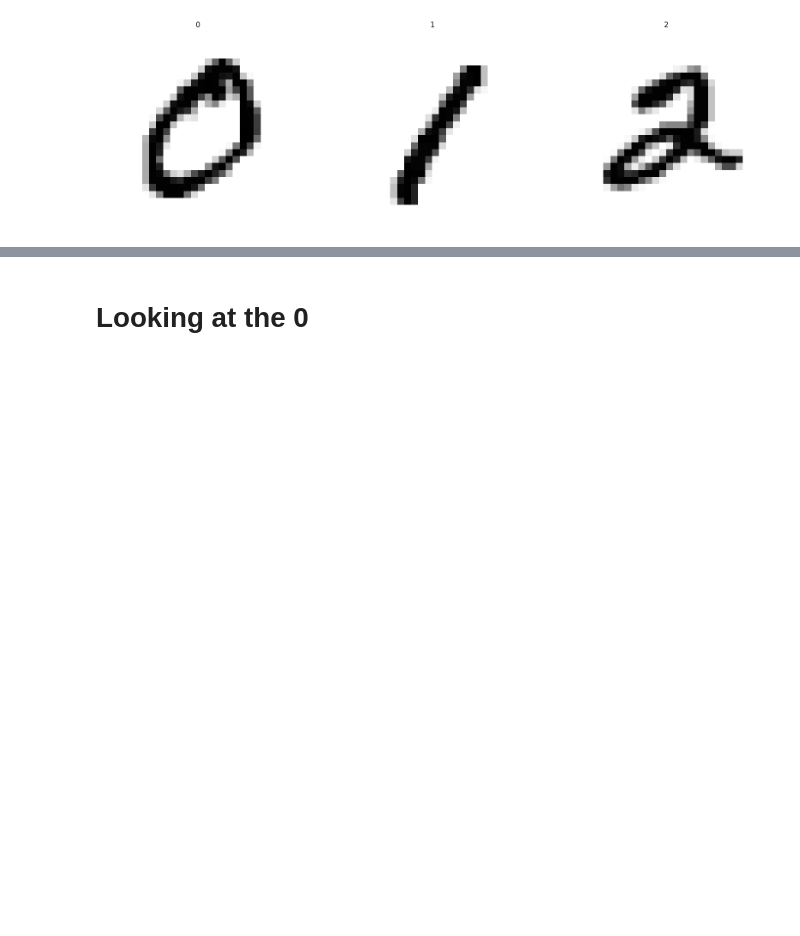
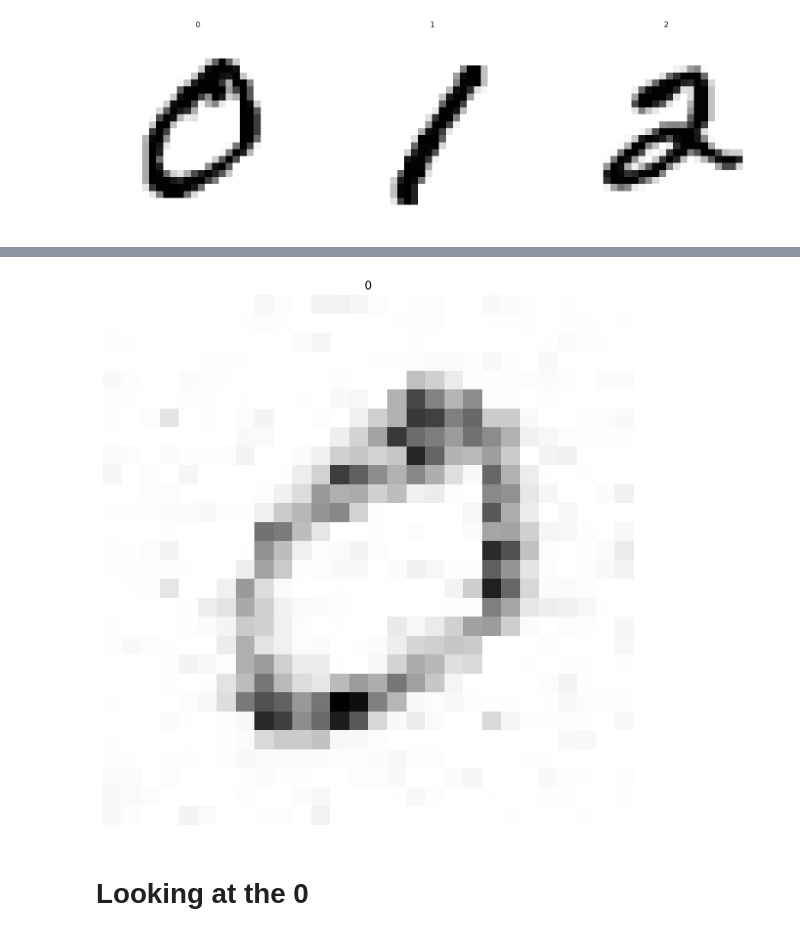
Before and after one commit to data-cybernetics/q-alchemy-sdk-py, a Jupyter notebook: examples/End-to-End Qiskit Demo MNIST784.ipynb, the cells around one changed output, grey strips where cells are left out. Cells and saved outputs as stored; diff of their text form; code cells hidden in the pictures; blank space fills up the shorter version.

```diff
--- a/examples/End-to-End Qiskit Demo MNIST784.ipynb
+++ b/examples/End-to-End Qiskit Demo MNIST784.ipynb
@@ -46,3 +46,5 @@ two = two / np.linalg.norm(two)
 plot_digits([zero, one, two], [0, 1, 2], "test", 28)
 # %% [output]
 [figure]
+# %%
+instr = QAlchemyInitialize(zero.tolist(), opt_params={'max_fidelity_loss': 0.2, 'basis_gates': ["id", "rx", "ry", "rz", "cx"]})
@@ -49,3 +71,9 @@ plot_digits([zero, one, two], [0, 1, 2], "test", 28)
+# %%
+data = Statevector(instr.definition).data
+data = np.real(data * data.conj())
+plot_digits([data], [0], "test", 28)
+# %% [output]
+[figure, added]
 # %% [markdown]
 # Looking at the 0
 # %%
```
Also changed, not shown: parts of 10 cells of this notebook, 4 other files.
